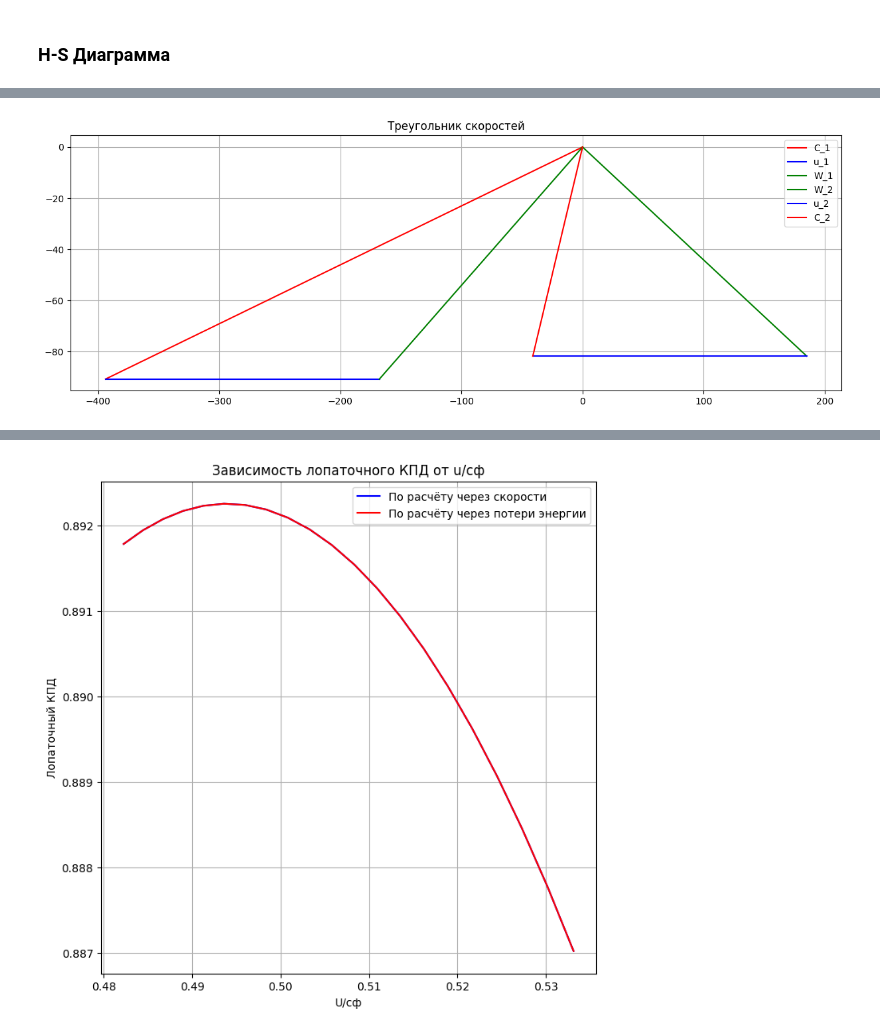
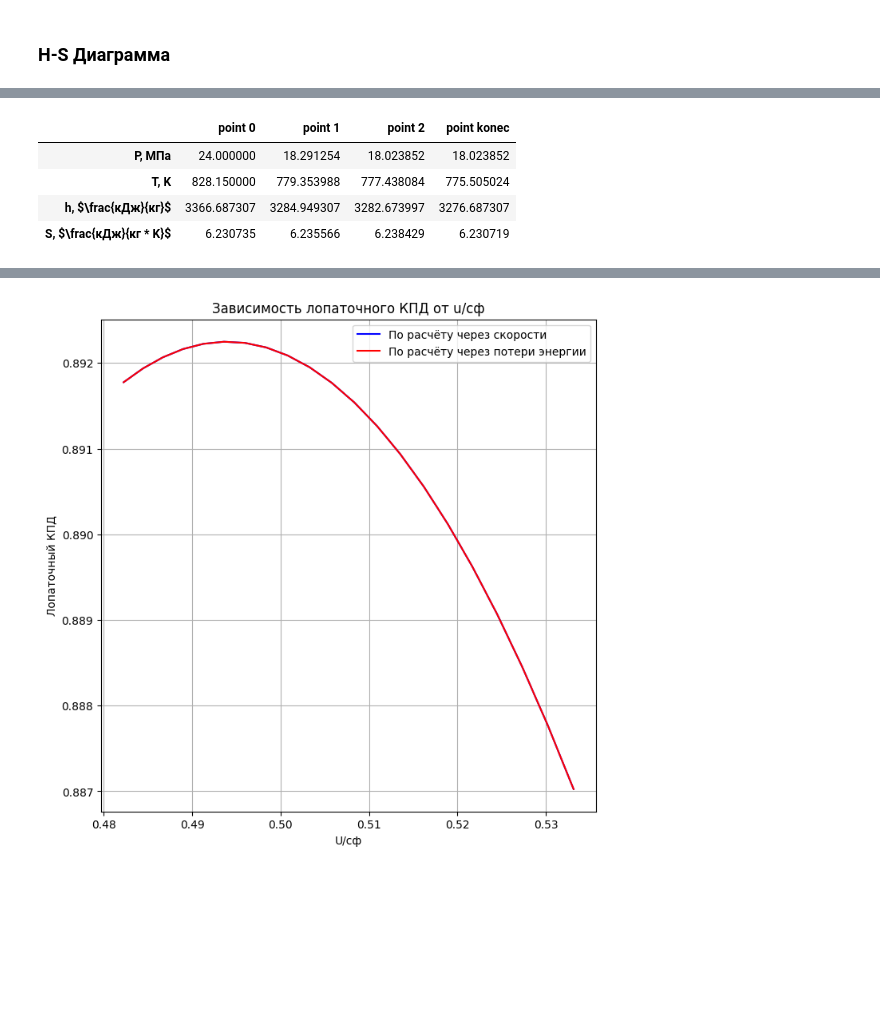
Before and after one commit to BonadykovNM/PythonTurbine, a Jupyter notebook: Курсач/Сoursework.ipynb, the cells around one changed output, grey strips where cells are left out. Drawn from its saved outputs; the diff is of its cells as text; code cells hidden in the pictures; blank space fills up the shorter version.

```diff
--- a/Курсач/Сoursework.ipynb
+++ b/Курсач/Сoursework.ipynb
@@ -182,4 +125,8 @@ Inner_part.data_output(point0, d_sr, n, p, 100, inlet_mass_flow)
-# %%
-Inner_part.plot_triangles(point0, d_sr, n, p, H0[0], inlet_mass_flow)
-# %% [output]
-[figure]
+# %%
+Inner_part.tab_point_reg(point0, d_sr, n, p, H0[0], inlet_mass_flow)
+# %% [output]
+|  | point 0 | point 1 | point 2 | point konec |
+| P, МПа | 24.000000 | 18.291254 | 18.023852 | 18.023852 |
+| T, K | 828.150000 | 779.353988 | 777.438084 | 775.505024 |
+| h, $\frac{кДж}{кг}$ | 3366.687307 | 3284.949307 | 3282.673997 | 3276.687307 |
+| S, $\frac{кДж}{кг * K}$ | 6.230735 | 6.235566 | 6.238429 | 6.230719 |
```
Also changed, not shown: parts of 14 cells of this notebook, 1 other file.
